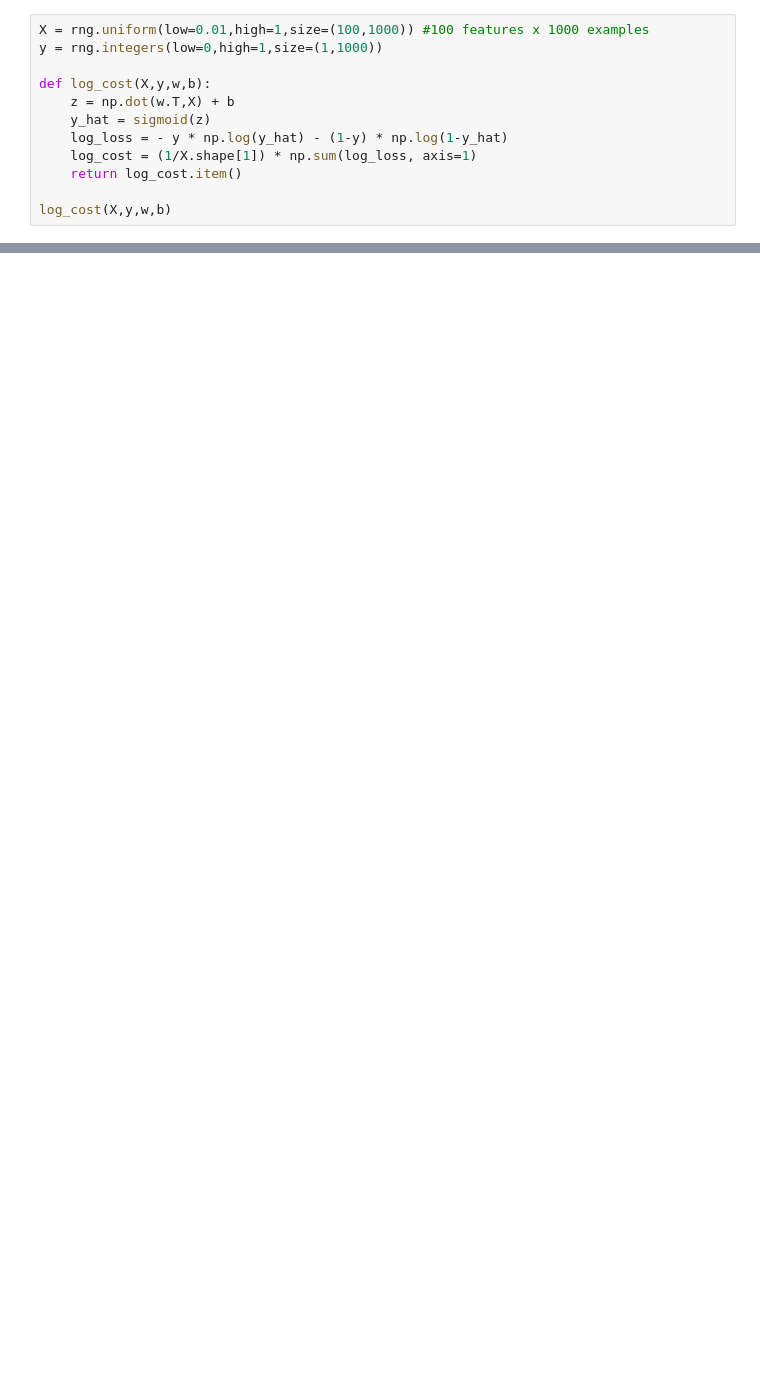
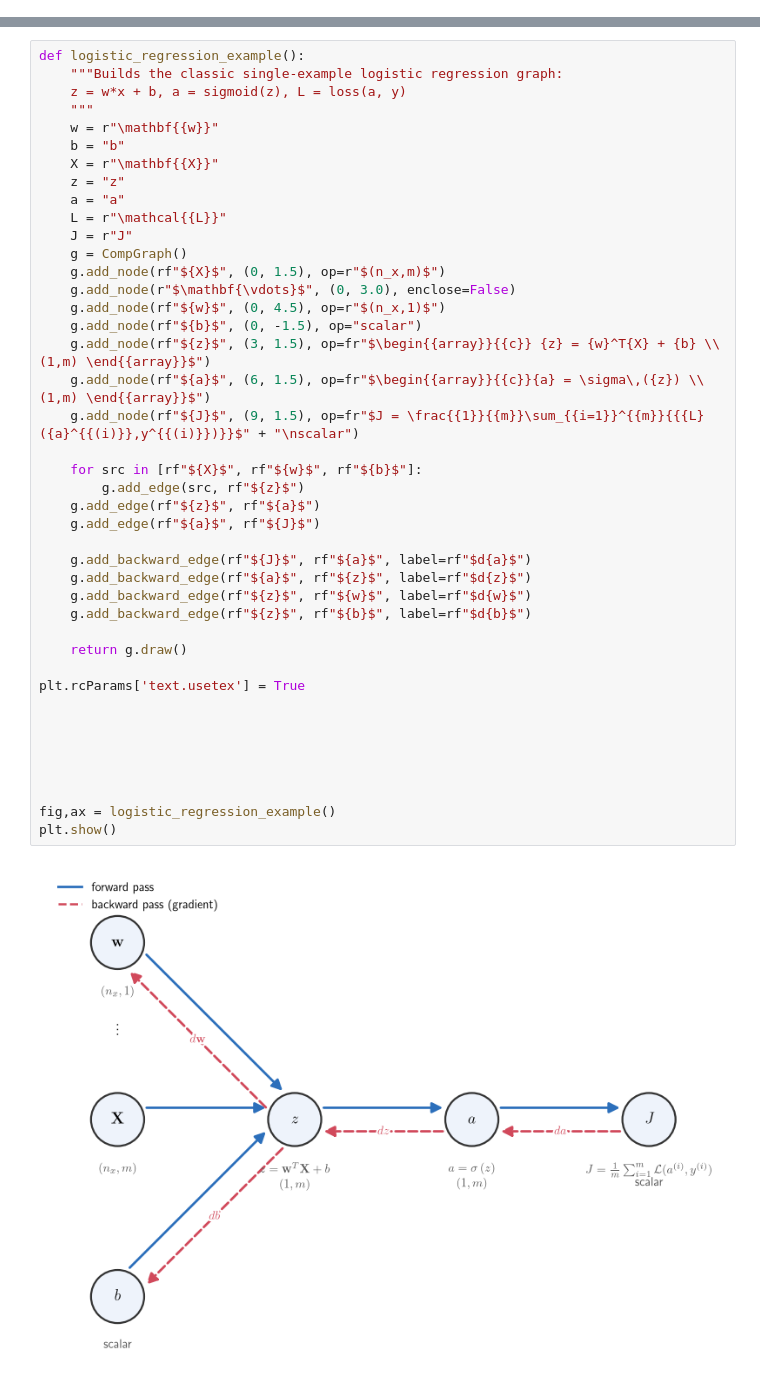
Before and after one commit to svd-jelo/deep-learning, a Jupyter notebook: 102-neural-networks-basics.ipynb, the cells around one changed output, grey strips where cells are left out. Drawn from its saved outputs; the diff is of its cells as text; blank space fills up the shorter version.

Commit message:
Logistic regression notes

```diff
--- a/102-neural-networks-basics.ipynb
+++ b/102-neural-networks-basics.ipynb
@@ -80,12 +27,0 @@ $$
-# %%
-X = rng.uniform(low=0.01,high=1,size=(100,1000)) #100 features x 1000 examples
-y = rng.integers(low=0,high=1,size=(1,1000))
-
-def log_cost(X,y,w,b):
-    z = np.dot(w.T,X) + b
-    y_hat = sigmoid(z)
-    log_loss = - y * np.log(y_hat) - (1-y) * np.log(1-y_hat)
-    log_cost = (1/X.shape[1]) * np.sum(log_loss, axis=1)
-    return log_cost.item()
-
-log_cost(X,y,w,b)
@@ -128,0 +42,44 @@ $$
+# %%
+def logistic_regression_example():
+    """Builds the classic single-example logistic regression graph:
+    z = w*x + b, a = sigmoid(z), L = loss(a, y)
+    """
+    w = r"\mathbf{{w}}"
+    b = "b"
+    X = r"\mathbf{{X}}"
+    z = "z"
+    a = "a"
+    L = r"\mathcal{{L}}"
+    J = r"J"
+    g = CompGraph()
+    g.add_node(rf"${X}$", (0, 1.5), op=r"$(n_x,m)$")
+    g.add_node(r"$\mathbf{\vdots}$", (0, 3.0), enclose=False)
+    g.add_node(rf"${w}$", (0, 4.5), op=r"$(n_x,1)$")
+    g.add_node(rf"${b}$", (0, -1.5), op="scalar")
+    g.add_node(rf"${z}$", (3, 1.5), op=fr"$\begin{{array}}{{c}} {z} = {w}^T{X} + {b} \\ (1,m) \end{{array}}$")
+    g.add_node(rf"${a}$", (6, 1.5), op=fr"$\begin{{array}}{{c}}{a} = \sigma\,({z}) \\ (1,m) \end{{array}}$")
+    g.add_node(rf"${J}$", (9, 1.5), op=fr"$J = \frac{{1}}{{m}}\sum_{{i=1}}^{{m}}{{{L}({a}^{{(i)}},y^{{(i)}})}}$" + "\nscalar")
+
+    for src in [rf"${X}$", rf"${w}$", rf"${b}$"]:
+        g.add_edge(src, rf"${z}$")
+    g.add_edge(rf"${z}$", rf"${a}$")
+    g.add_edge(rf"${a}$", rf"${J}$")
+
+    g.add_backward_edge(rf"${J}$", rf"${a}$", label=rf"$d{a}$")
+    g.add_backward_edge(rf"${a}$", rf"${z}$", label=rf"$d{z}$")
+    g.add_backward_edge(rf"${z}$", rf"${w}$", label=rf"$d{w}$")
+    g.add_backward_edge(rf"${z}$", rf"${b}$", label=rf"$d{b}$")
+
+    return g.draw()
+
+plt.rcParams['text.usetex'] = True
+
+
+
+
+
+
+fig,ax = logistic_regression_example()
+plt.show()
+# %% [output]
+[figure, added]
```
Also changed, not shown: parts of 9 cells of this notebook.
